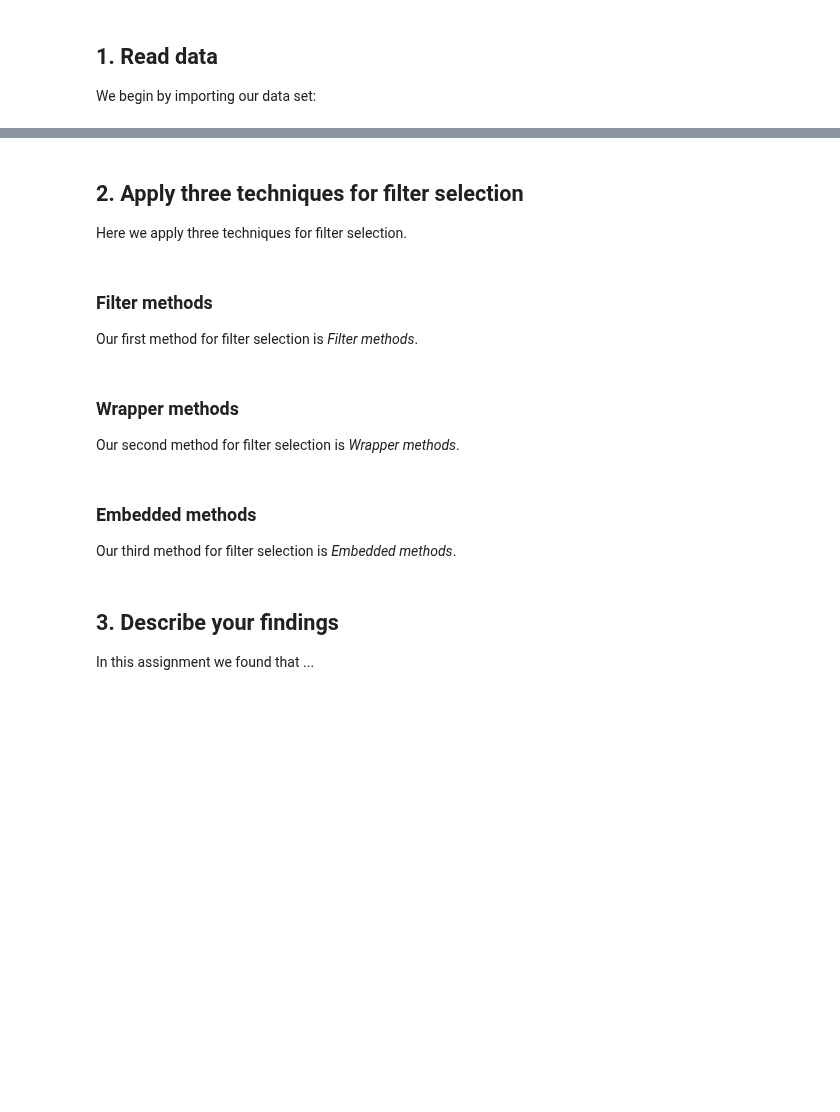
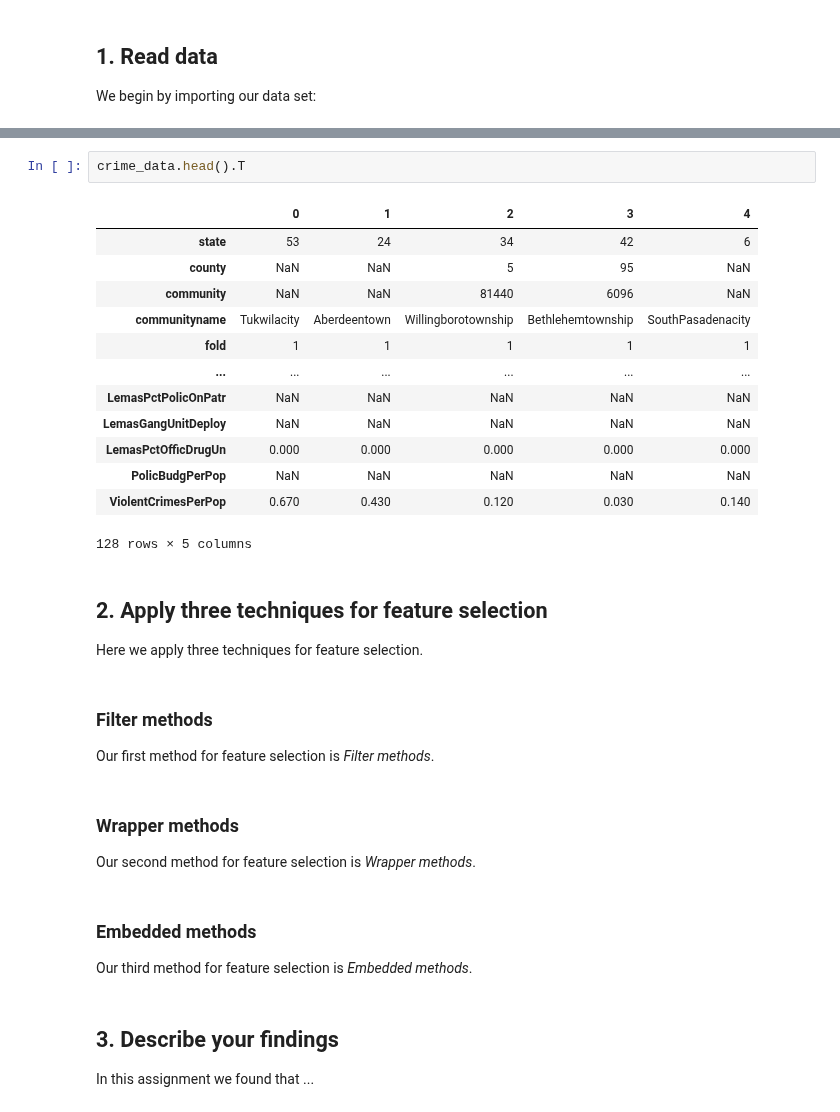
Before and after one commit to pelorenz/data-science-420, a Jupyter notebook: L04-PeterLorenz.ipynb, the cells around one changed output, grey strips where cells are left out. Drawn from its saved outputs; the diff is of its cells as text; blank space fills up the shorter version.

```diff
--- a/L04-PeterLorenz.ipynb
+++ b/L04-PeterLorenz.ipynb
@@ -49,15 +142,31 @@ crime_data.head()
+# %%
+crime_data.head().T
+# %% [output]
+|  | 0 | 1 | 2 | 3 | 4 |
+| state | 53 | 24 | 34 | 42 | 6 |
+| county | NaN | NaN | 5 | 95 | NaN |
+| community | NaN | NaN | 81440 | 6096 | NaN |
+| communityname | Tukwilacity | Aberdeentown | Willingborotownship | Bethlehemtownship | SouthPasadenacity |
+| fold | 1 | 1 | 1 | 1 | 1 |
+| ... | ... | ... | ... | ... | ... |
+| LemasPctPolicOnPatr | NaN | NaN | NaN | NaN | NaN |
+| LemasGangUnitDeploy | NaN | NaN | NaN | NaN | NaN |
+| LemasPctOfficDrugUn | 0.000 | 0.000 | 0.000 | 0.000 | 0.000 |
+| PolicBudgPerPop | NaN | NaN | NaN | NaN | NaN |
+| ViolentCrimesPerPop | 0.670 | 0.430 | 0.120 | 0.030 | 0.140 |
+128 rows × 5 columns
 # %% [markdown]
-## 2. Apply three techniques for filter selection
-Here we apply three techniques for filter selection.
+## 2. Apply three techniques for feature selection
+Here we apply three techniques for feature selection.
 # %% [markdown]
 ### Filter methods
-Our first method for filter selection is *Filter methods*.
+Our first method for feature selection is *Filter methods*.
 # %% [markdown]
 ### Wrapper methods
-Our second method for filter selection is *Wrapper methods*.
+Our second method for feature selection is *Wrapper methods*.
 # %% [markdown]
 ### Embedded methods
-Our third method for filter selection is *Embedded methods*.
+Our third method for feature selection is *Embedded methods*.
 # %% [markdown]
 ## 3. Describe your findings
 In this assignment we found that ...
```
Also changed, not shown: parts of 6 cells of this notebook.
